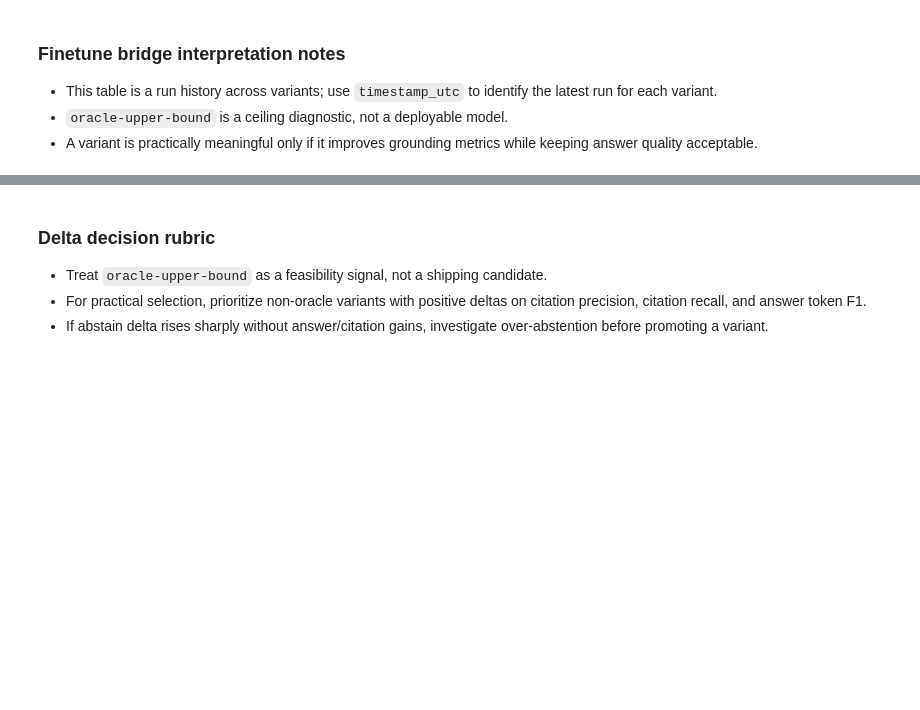
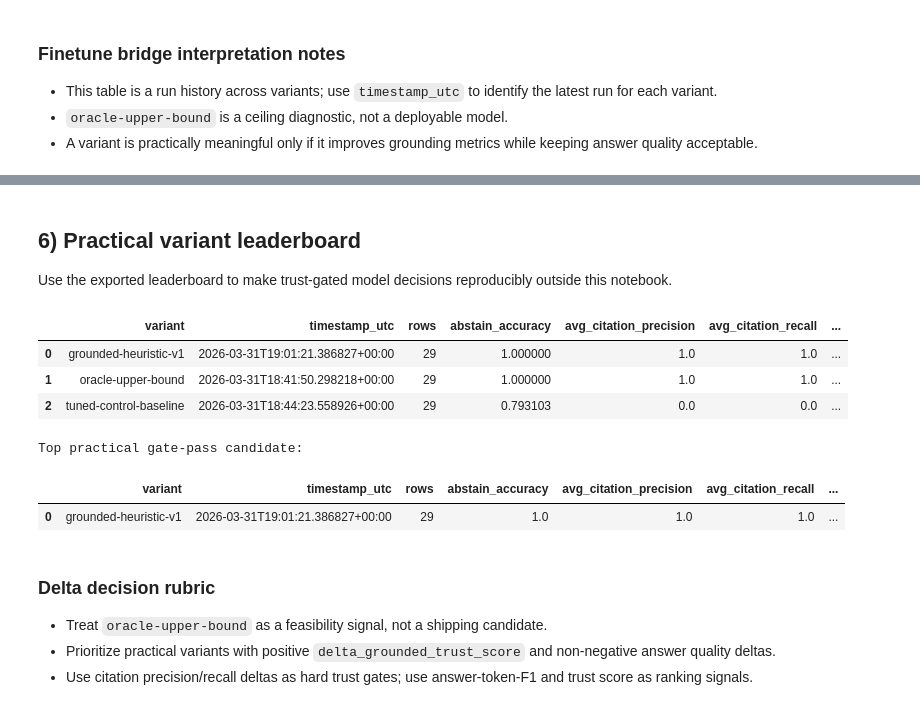
Before and after one commit to aaliyan1230/polyglot-grounded-qa, a Jupyter notebook: notebooks/80_final_results.ipynb, the cells around one changed output, grey strips where cells are left out. Drawn from its saved outputs; the diff is of its cells as text; code cells hidden in the pictures; blank space fills up the shorter version.

```diff
--- a/notebooks/80_final_results.ipynb
+++ b/notebooks/80_final_results.ipynb
@@ -289,8 +322,39 @@ else:
+# %% [markdown]
+## 6) Practical variant leaderboard
+
+Use the exported leaderboard to make trust-gated model decisions reproducibly outside this notebook.
+# %%
+leaderboard_path = output_dir / 'finetune_variant_leaderboard.parquet'
+leaderboard_md_path = output_dir / 'finetune_variant_leaderboard.md'
+
+if leaderboard_path.exists():
+    leaderboard = pd.read_parquet(leaderboard_path)
+    display(leaderboard)
+
+    practical_pass = leaderboard[
+        (leaderboard['is_practical_variant'] == True)
+        & (leaderboard['passes_grounding_gate'] == True)
+    ]
+    if not practical_pass.empty:
+        print('Top practical gate-pass candidate:')
+        display(practical_pass.head(1))
+    else:
+        print('No practical variant currently passes grounding gate.')
+else:
+    print('Leaderboard artifact not found. Re-run scripts/run_finetune_eval.py to generate it.')
+# %% [output]
+|  | variant | timestamp_utc | rows | abstain_accuracy | avg_citation_precision | avg_citation_recall | ... |
+| 0 | grounded-heuristic-v1 | 2026-03-31T19:01:21.386827+00:00 | 29 | 1.000000 | 1.0 | 1.0 | ... |
+| 1 | oracle-upper-bound | 2026-03-31T18:41:50.298218+00:00 | 29 | 1.000000 | 1.0 | 1.0 | ... |
+| 2 | tuned-control-baseline | 2026-03-31T18:44:23.558926+00:00 | 29 | 0.793103 | 0.0 | 0.0 | ... |
+Top practical gate-pass candidate:
+|  | variant | timestamp_utc | rows | abstain_accuracy | avg_citation_precision | avg_citation_recall | ... |
+| 0 | grounded-heuristic-v1 | 2026-03-31T19:01:21.386827+00:00 | 29 | 1.0 | 1.0 | 1.0 | ... |
 # %% [markdown]
 ### Delta decision rubric
 - Treat `oracle-upper-bound` as a feasibility signal, not a shipping candidate.
-- For practical selection, prioritize non-oracle variants with positive deltas on citation precision, citation recall, and answer token F1.
-- If abstain delta rises sharply without answer/citation gains, investigate over-abstention before promoting a variant.
+- Prioritize practical variants with positive `delta_grounded_trust_score` and non-negative answer quality deltas.
+- Use citation precision/recall deltas as hard trust gates; use answer-token-F1 and trust score as ranking signals.
 # %%
 from pathlib import Path
 from IPython.display import Markdown, display
```
Also changed, not shown: parts of 4 cells of this notebook, 4 other files.
